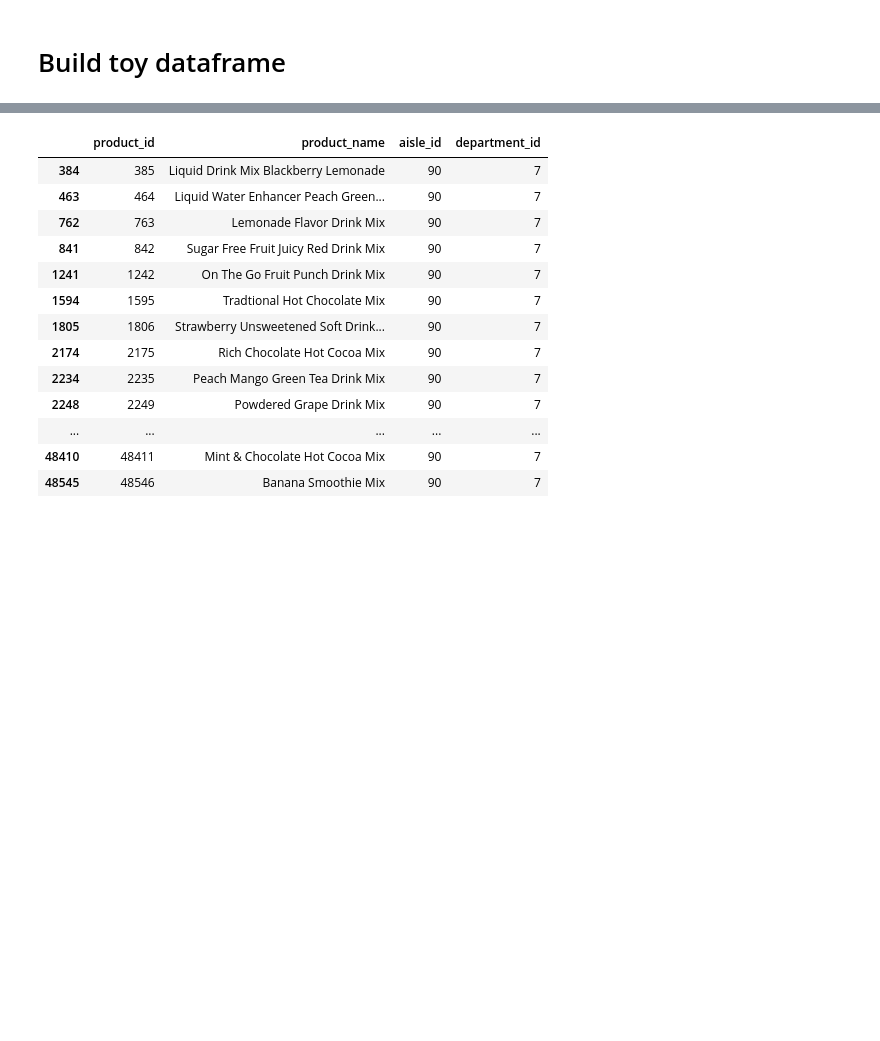
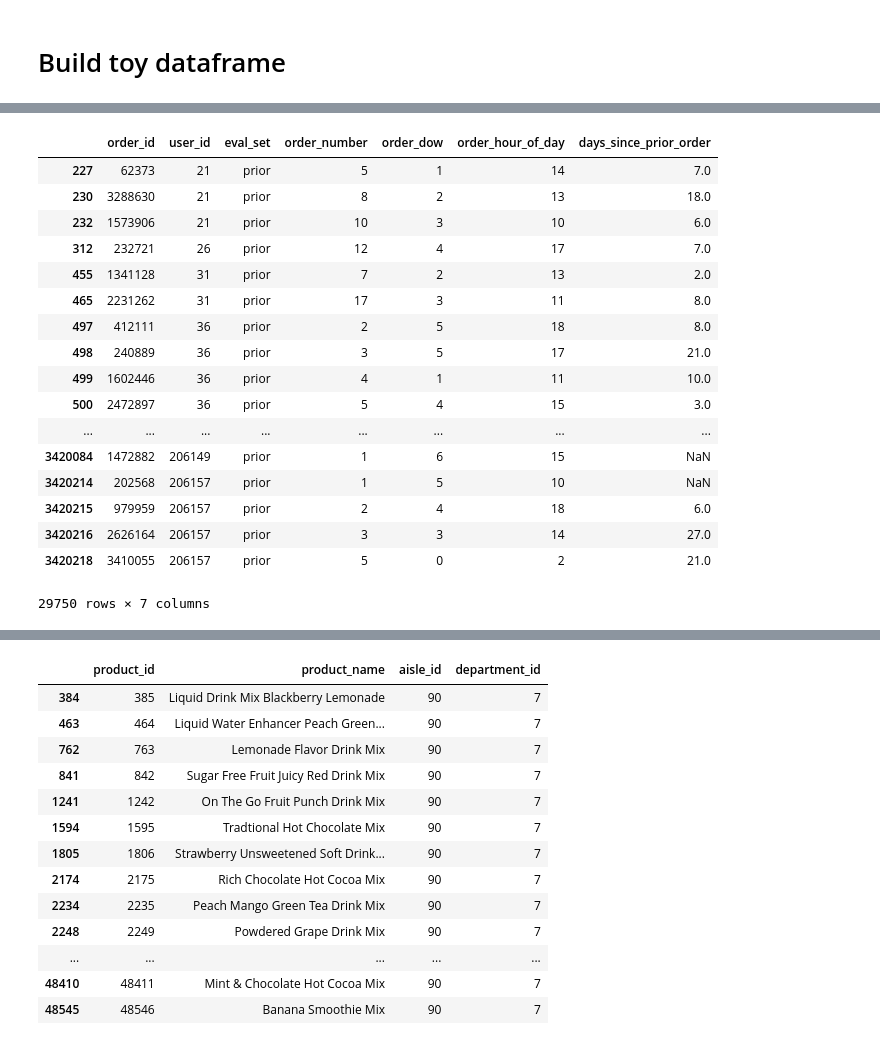
Before and after one commit to kylinorange/kaggle-instacart, a Jupyter notebook: Toy DF.ipynb, the cells around one changed output, grey strips where cells are left out. Drawn from its saved outputs; the diff is of its cells as text; code cells hidden in the pictures; blank space fills up the shorter version.

```diff
--- a/Toy DF.ipynb
+++ b/Toy DF.ipynb
@@ -156,0 +191,23 @@ toy_orders
+# %%
+# order_item = orders[orders.order_id.isin(priors[priors.product_id.isin(products[products.product_name == 'Banana'].product_id)].order_id)]
+order_item = orders[orders.order_id.isin(priors[priors.product_id.isin(products[products.aisle_id == 27].product_id)].order_id)]
+order_item
+# %% [output]
+|  | order_id | user_id | eval_set | order_number | order_dow | order_hour_of_day | days_since_prior_order |
+| 227 | 62373 | 21 | prior | 5 | 1 | 14 | 7.0 |
+| 230 | 3288630 | 21 | prior | 8 | 2 | 13 | 18.0 |
+| 232 | 1573906 | 21 | prior | 10 | 3 | 10 | 6.0 |
+| 312 | 232721 | 26 | prior | 12 | 4 | 17 | 7.0 |
+| 455 | 1341128 | 31 | prior | 7 | 2 | 13 | 2.0 |
+| 465 | 2231262 | 31 | prior | 17 | 3 | 11 | 8.0 |
+| 497 | 412111 | 36 | prior | 2 | 5 | 18 | 8.0 |
+| 498 | 240889 | 36 | prior | 3 | 5 | 17 | 21.0 |
+| 499 | 1602446 | 36 | prior | 4 | 1 | 11 | 10.0 |
+| 500 | 2472897 | 36 | prior | 5 | 4 | 15 | 3.0 |
+| ... | ... | ... | ... | ... | ... | ... | ... |
+| 3420084 | 1472882 | 206149 | prior | 1 | 6 | 15 | NaN |
+| 3420214 | 202568 | 206157 | prior | 1 | 5 | 10 | NaN |
+| 3420215 | 979959 | 206157 | prior | 2 | 4 | 18 | 6.0 |
+| 3420216 | 2626164 | 206157 | prior | 3 | 3 | 14 | 27.0 |
+| 3420218 | 3410055 | 206157 | prior | 5 | 0 | 2 | 21.0 |
+29750 rows × 7 columns
```
Also changed, not shown: parts of 10 cells of this notebook, 5 other files.
